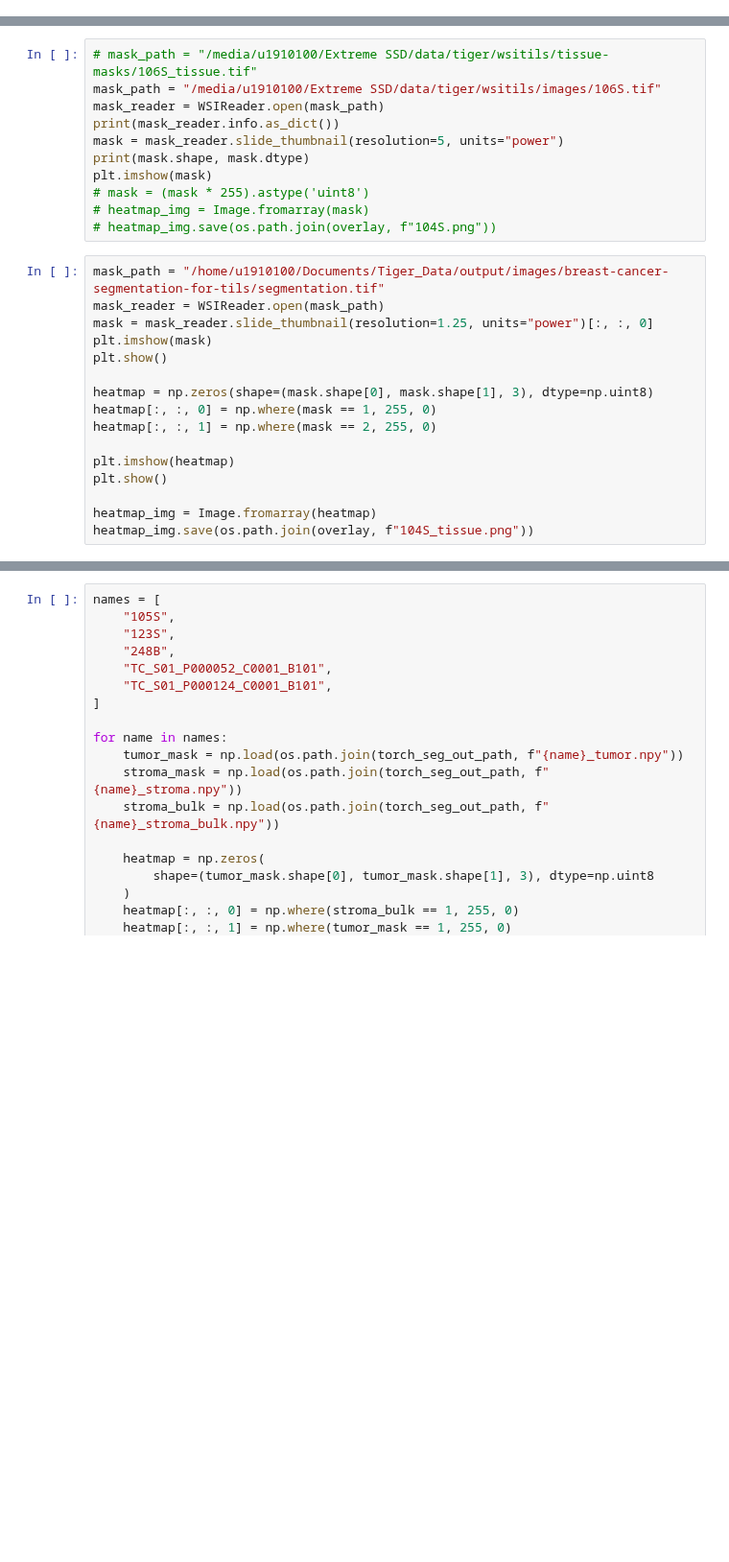
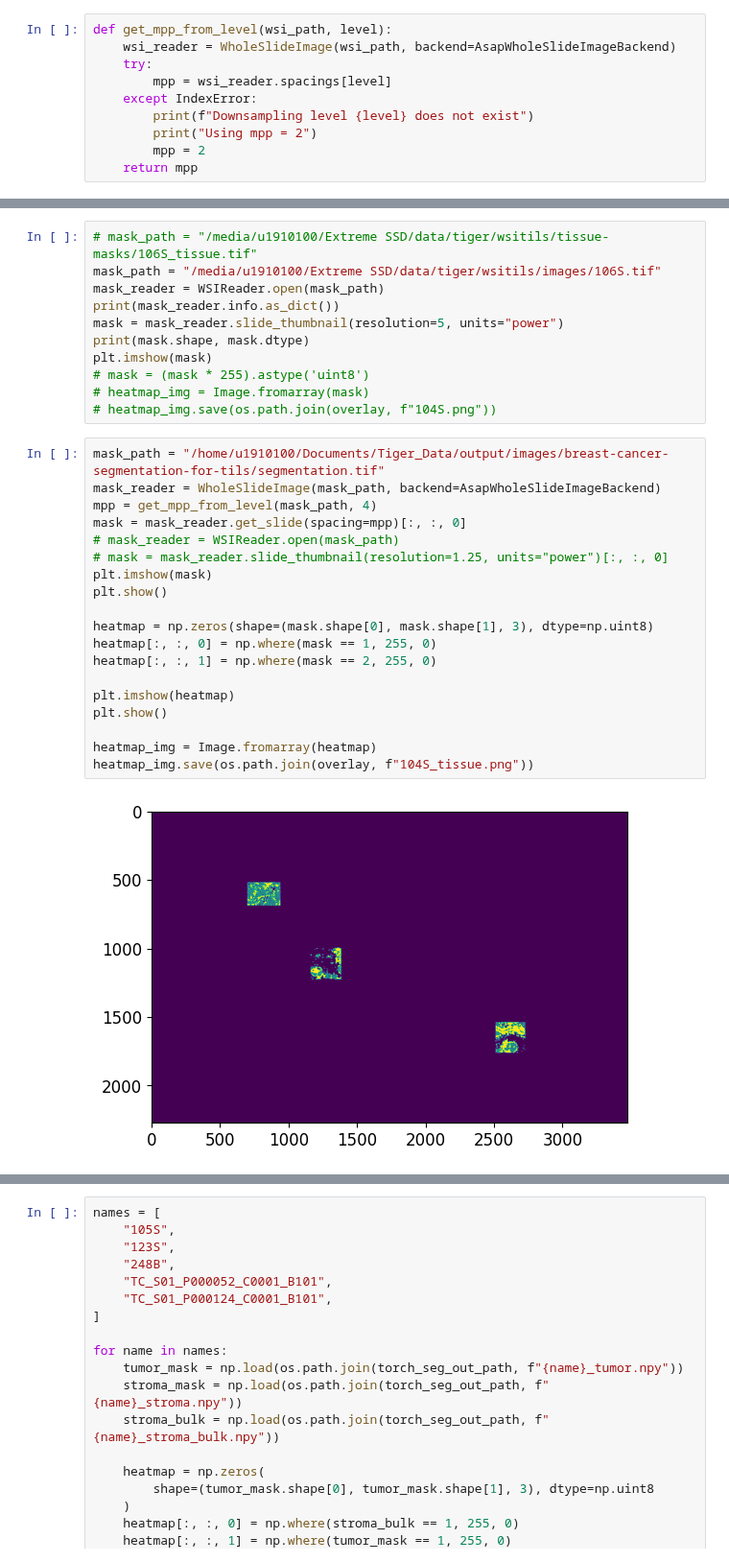
Before and after one commit to Jiaqi-Lv/TIAger-Torch, a Jupyter notebook: tissue_mask_vis.ipynb, the cells around one changed output, grey strips where cells are left out. Shown at 96% size. Drawn from its saved outputs; the diff is of its cells as text; blank space fills up the shorter version.

Commit message:
fix errors

```diff
--- a/tissue_mask_vis.ipynb
+++ b/tissue_mask_vis.ipynb
@@ -19,3 +26,13 @@ from shapely import Point, Polygon, box
+# %%
+def get_mpp_from_level(wsi_path, level):
+    wsi_reader = WholeSlideImage(wsi_path, backend=AsapWholeSlideImageBackend)
+    try:
+        mpp = wsi_reader.spacings[level]
+    except IndexError:
+        print(f"Downsampling level {level} does not exist")
+        print("Using mpp = 2")
+        mpp = 2
+    return mpp
 # %%
 torch_seg_out_path = "output/seg_out"
 tf_seg_out_path = "tf_seg_out/tempout"
@@ -83,17 +100,22 @@ plt.imshow(mask)
 # heatmap_img.save(os.path.join(overlay, f"104S.png"))
 # %%
 mask_path = "/home/u1910100/Documents/Tiger_Data/output/images/breast-cancer-segmentation-for-tils/segmentation.tif"
-mask_reader = WSIReader.open(mask_path)
-mask = mask_reader.slide_thumbnail(resolution=1.25, units="power")[:, :, 0]
+mask_reader = WholeSlideImage(mask_path, backend=AsapWholeSlideImageBackend)
+mpp = get_mpp_from_level(mask_path, 4)
+mask = mask_reader.get_slide(spacing=mpp)[:, :, 0]
+# mask_reader = WSIReader.open(mask_path)
+# mask = mask_reader.slide_thumbnail(resolution=1.25, units="power")[:, :, 0]
 plt.imshow(mask)
 plt.show()
 
 heatmap = np.zeros(shape=(mask.shape[0], mask.shape[1], 3), dtype=np.uint8)
 heatmap[:, :, 0] = np.where(mask == 1, 255, 0)
 heatmap[:, :, 1] = np.where(mask == 2, 255, 0)
 
 plt.imshow(heatmap)
 plt.show()
 
 heatmap_img = Image.fromarray(heatmap)
 heatmap_img.save(os.path.join(overlay, f"104S_tissue.png"))
+# %% [output]
+[figure, added]
```
Also changed, not shown: parts of 5 cells of this notebook, 6 other files.
